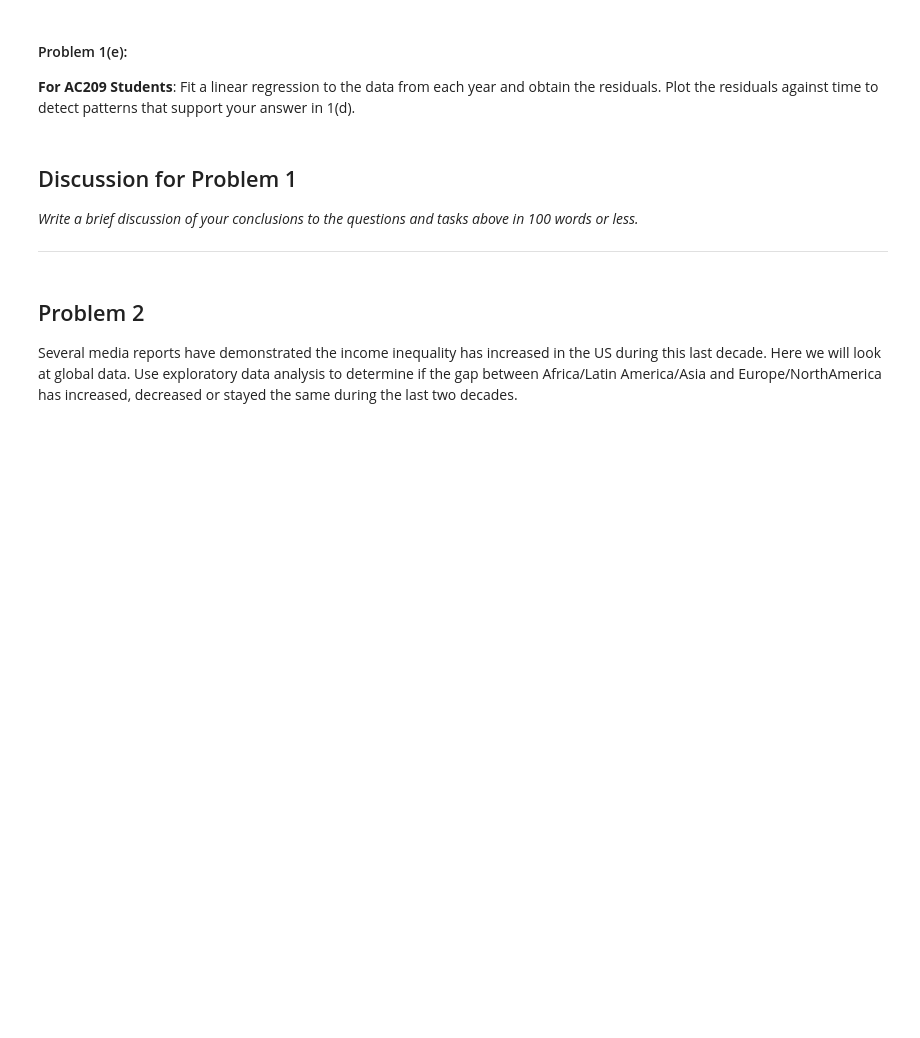
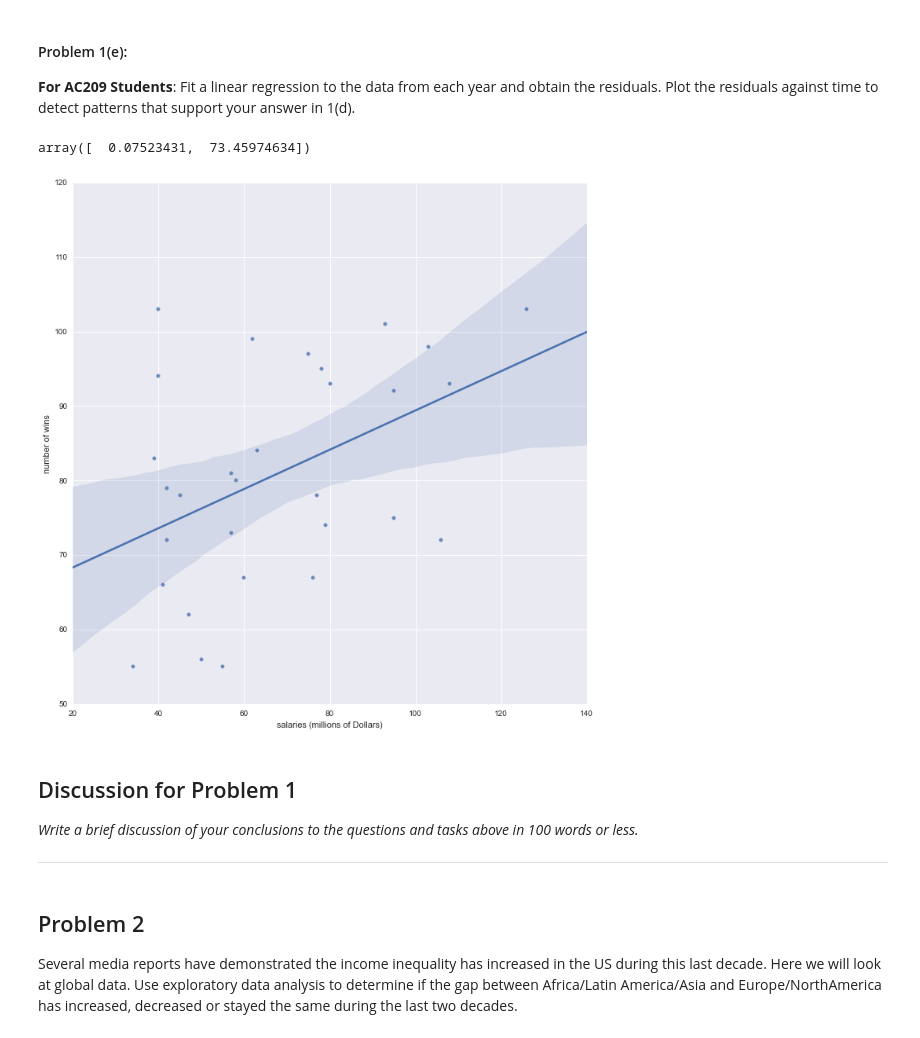
Before and after one commit to SurShank/cs109-1, a Jupyter notebook: HW1.ipynb, the cells around one changed output. Cells and saved outputs as stored; diff of their text form; code cells hidden in the pictures; blank space fills up the shorter version.

```diff
--- a/HW1.ipynb
+++ b/HW1.ipynb
@@ -174,3 +222,41 @@ sns.lmplot('salary', 'W', hue='teamID', col='yearID', col_wrap=3,
+# %%
+figure()
+hold()
+
+for year, group in salary_wins.groupby('yearID'):
+    # Don't do anything if hte year is not 2002.
+    # This can be removed to plot all years.
+    if year != 2002:
+        continue
+
+    text(group.salary, group.W, text=group.teamID, angle=0,
+         text_color='#333333', text_align="center", text_font_size="10pt",
+         line_color='black',fill_alpha=0.8, size=12,
+         title='Number of wins vs Salaries', tools='')
+
+    results = OLS(group.W, group.salary).fit()
+
+    xaxis().axis_label='salaries (millions of Dollars)'
+    yaxis().axis_label='number of wins'
+    grid().grid_line_color='white'
+
+    hover = curplot().select(dict(type=HoverTool))
+    hover.tooltips = OrderedDict([('team', '@teamID'),
+                                  ('salary', '@salary'),
+                                  ('wins', '@W'),
+                                  ])
+
+show()
+# %% [output]
+array([  0.07523431,  73.45974634])
+# %%
+import seaborn as sns
+
+sns.lmplot('salary', 'W', data=salary_wins[salary_wins.yearID == 2002],
+           size=10)
+sns.axlabel('salaries (millions of Dollars)', 'number of wins')
+# %% [output]
+[figure, added]
 # %% [markdown]
 ## Discussion for Problem 1
 
```
Also changed, not shown: parts of 7 cells of this notebook, 2 other files.
